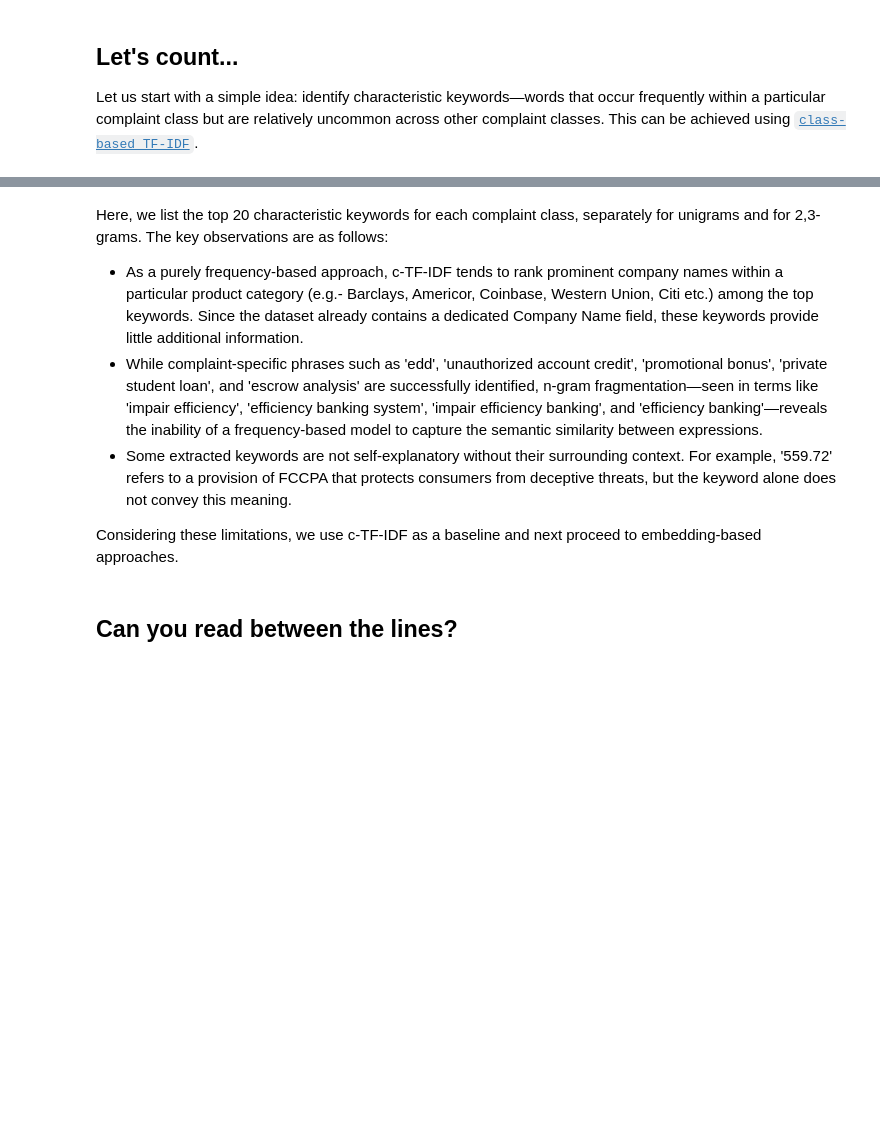
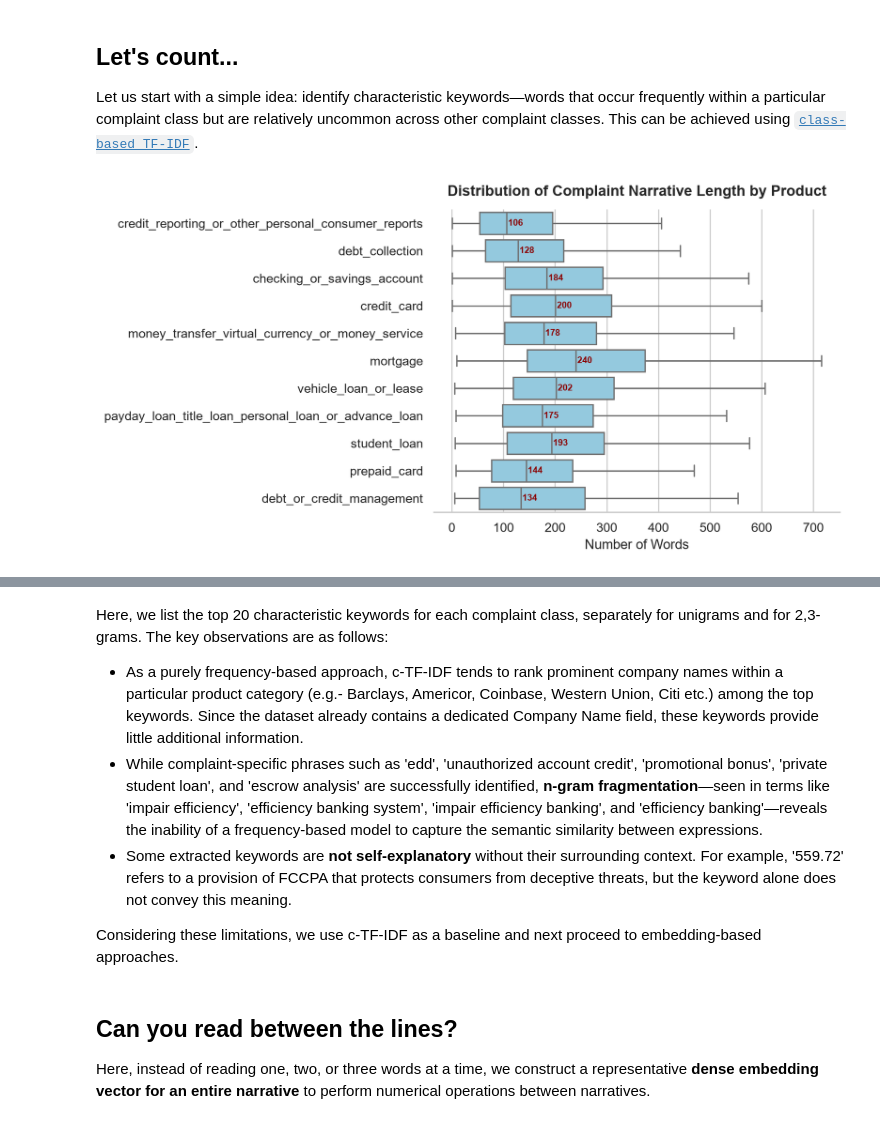
Before and after one commit to idnantimar/CFPB-Customer_Complaint_Analysis-beyond-classifiers, a Jupyter notebook: Customer Complaint Analysis.ipynb, the cells around one changed output, grey strips where cells are left out. Saved outputs shown, nothing was run; the diff lists cells and outputs as text; code cells hidden in the pictures; blank space fills up the shorter version.

```diff
--- a/Customer Complaint Analysis.ipynb
+++ b/Customer Complaint Analysis.ipynb
@@ -118,6 +124,33 @@ plt.show()
 # %% [markdown]
 ## Let's count...
 Let us start with a simple idea: identify characteristic keywords—words that occur frequently within a particular complaint class but are relatively uncommon across other complaint classes. This can be achieved using [`class-based TF-IDF`](https://www.maartengrootendorst.com/blog/ctfidf/).
+# %%
+df_wordcount = Data_Narrative.assign(WordCount=Data_Narrative['Narrative'].str.split().str.len())[['Product','WordCount']]
+wordcount_medians = df_wordcount.groupby('Product')['WordCount'].median().reindex(df_pie.index)
+%config InlineBackend.figure_format = 'retina'
+sns.set_theme(style='whitegrid')
+ax = sns.boxplot(
+    data=df_wordcount,
+    x='WordCount',y='Product',order=df_pie.index,
+    showfliers=False,
+    color='skyblue',linewidth=1.2,
+)
+for y, median in enumerate(wordcount_medians):
+    ax.text(
+        median+3,y,
+        f'{median:.0f}',
+        va='center',ha='left',fontsize=8,color='darkred',fontweight='bold'
+    )
+ax.set_title(
+    'Distribution of Complaint Narrative Length by Product',
+    fontsize=13,weight='bold',pad=12,
+)
+ax.set_xlabel('Number of Words')
+ax.set_ylabel('')
+sns.despine(left=True)
+plt.show()
+# %% [output]
+[figure, added]
 # %%
 from my_scripts import ClassKeywordExtractor
 
@@ -157,9 +190,11 @@ Top_Keywords_2to4
 # %% [markdown]
 Here, we list the top 20 characteristic keywords for each complaint class, separately for unigrams and for 2,3-grams. The key observations are as follows:
 - As a purely frequency-based approach, c-TF-IDF tends to rank prominent company names within a particular product category (e.g.- Barclays, Americor, Coinbase, Western Union, Citi etc.) among the top keywords. Since the dataset already contains a dedicated Company Name field, these keywords provide little additional information.
-- While complaint-specific phrases such as 'edd', 'unauthorized account credit', 'promotional bonus', 'private student loan', and 'escrow analysis' are successfully identified, n-gram fragmentation—seen in terms like 'impair efficiency', 'efficiency banking system', 'impair efficiency banking', and 'efficiency banking'—reveals the inability of a frequency-based model to capture the semantic similarity between expressions.
-- Some extracted keywords are not self-explanatory without their surrounding context. For example, '559.72' refers to a provision of FCCPA that protects consumers from deceptive threats, but the keyword alone does not convey this meaning.
+- While complaint-specific phrases such as 'edd', 'unauthorized account credit', 'promotional bonus', 'private student loan', and 'escrow analysis' are successfully identified, **n-gram fragmentation**—seen in terms like 'impair efficiency', 'efficiency banking system', 'impair efficiency banking', and 'efficiency banking'—reveals the inability of a frequency-based model to capture the semantic similarity between expressions.
+- Some extracted keywords are **not self-explanatory** without their surrounding context. For example, '559.72' refers to a provision of FCCPA that protects consumers from deceptive threats, but the keyword alone does not convey this meaning.
 
 Considering these limitations, we use c-TF-IDF as a baseline and next proceed to embedding-based approaches.
 # %% [markdown]
 ## Can you read between the lines?
+
+Here, instead of reading one, two, or three words at a time, we construct a representative **dense embedding vector for an entire narrative** to perform numerical operations between narratives.
```
Also changed, not shown: parts of 4 cells of this notebook.
